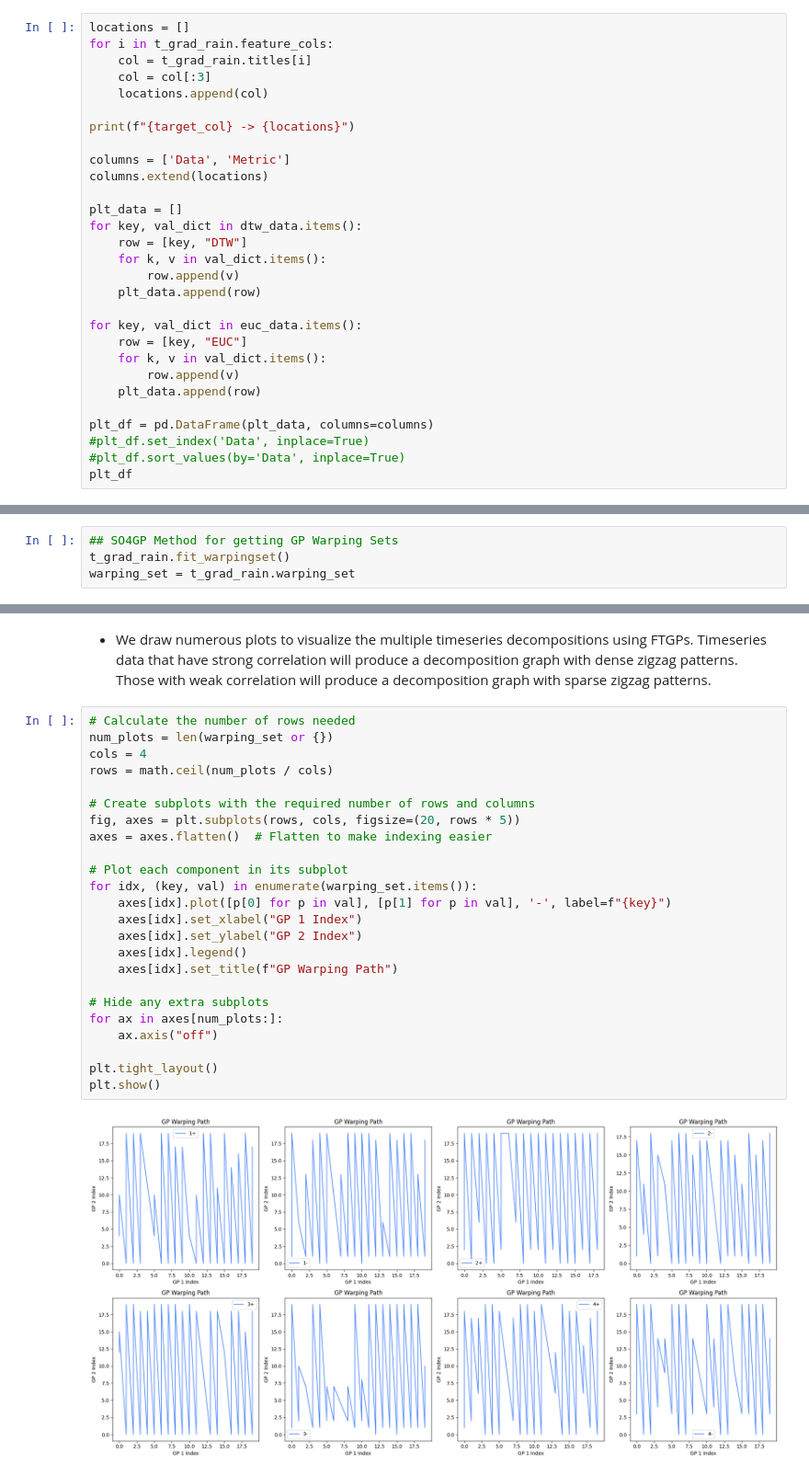
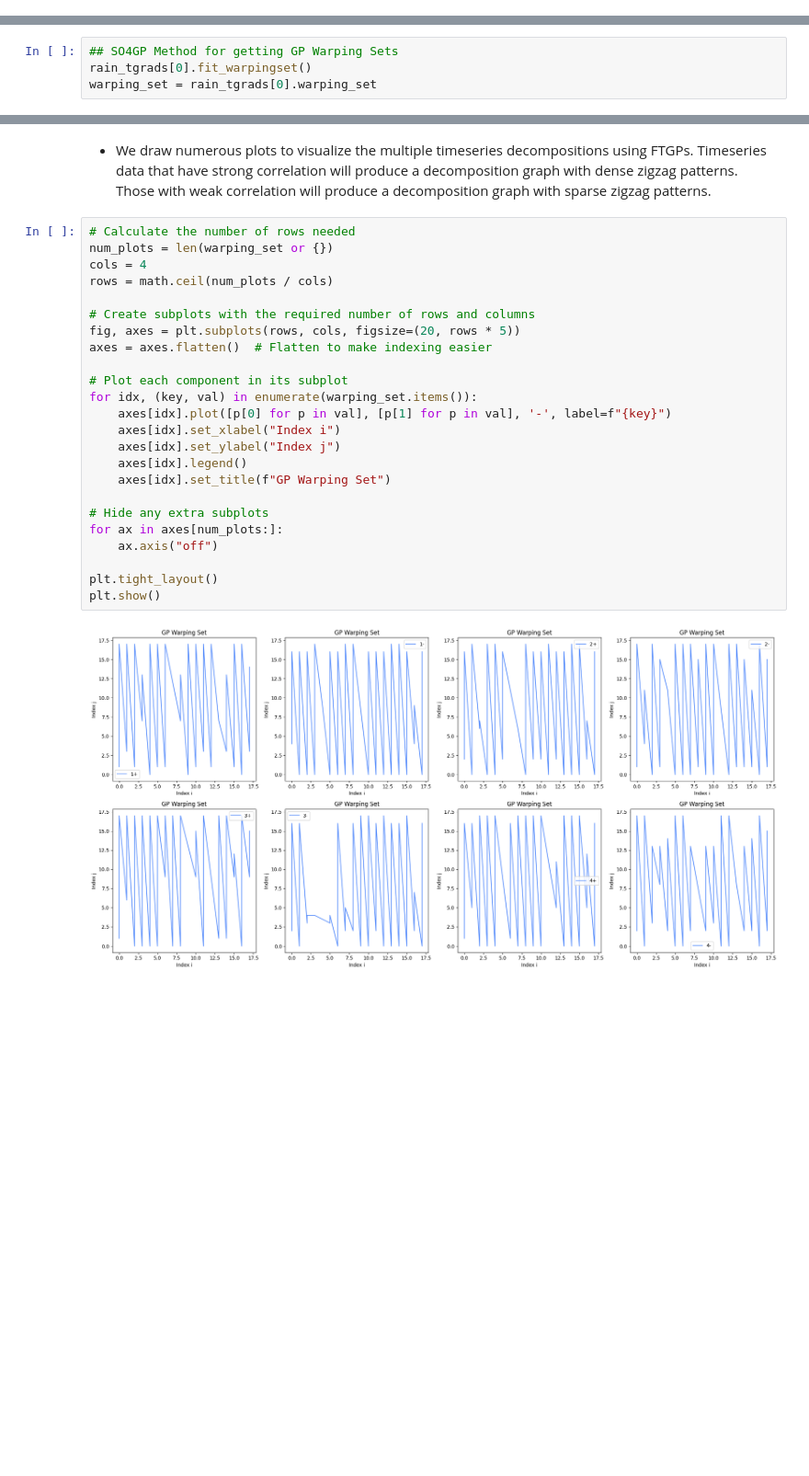
Before and after one commit to owuordickson/t-graank, a Jupyter notebook: analysis/ftgp_composition.ipynb, the cells around one changed output, grey strips where cells are left out. Shown at 92% size. Saved outputs shown, nothing was run; the diff lists cells and outputs as text; blank space fills up the shorter version.

```diff
--- a/analysis/ftgp_composition.ipynb
+++ b/analysis/ftgp_composition.ipynb
@@ -178,32 +176,3 @@ print(euc_data)
 [{'Rain (NRB)': {'KAK (mm)': 2418.280681351467, 'MAK (mm)': 227.38431920171652, 'WAJ (mm)': 210.92308863621855}, 'Transformed Rain (NRB)': {'KAK (mm)': 2002.402314447756, 'MAK (mm)': 219.9263739421032 ...
 # %% [markdown]
 ### Plot the DTW and Euclidean Distances
-# %%
-locations = []
-for i in t_grad_rain.feature_cols:
-    col = t_grad_rain.titles[i]
-    col = col[:3]
-    locations.append(col)
-
-print(f"{target_col} -> {locations}")
-
-columns = ['Data', 'Metric']
-columns.extend(locations)
-
-plt_data = []
-for key, val_dict in dtw_data.items():
-    row = [key, "DTW"]
-    for k, v in val_dict.items():
-        row.append(v)
-    plt_data.append(row)
-
-for key, val_dict in euc_data.items():
-    row = [key, "EUC"]
-    for k, v in val_dict.items():
-        row.append(v)
-    plt_data.append(row)
-
-plt_df = pd.DataFrame(plt_data, columns=columns)
-#plt_df.set_index('Data', inplace=True)
-#plt_df.sort_values(by='Data', inplace=True)
-plt_df
@@ -261,8 +246,8 @@ We can use FTGPs to decompose the pairwise object pairs gradual items (GIs) or g
 * We can visualize the GIs or GPs as shown below.
 # %%
 ## SO4GP Method for getting GP Warping Sets
-t_grad_rain.fit_warpingset()
-warping_set = t_grad_rain.warping_set
+rain_tgrads[0].fit_warpingset()
+warping_set = rain_tgrads[0].warping_set
 # %%
 warping_set.keys()
 #warping_set.items()
@@ -273,26 +258,26 @@ dict_keys(['1+', '1-', '2+', '2-', '3+', '3-', '4+', '4-'])
 # %%
 # Calculate the number of rows needed
 num_plots = len(warping_set or {})
 cols = 4
 rows = math.ceil(num_plots / cols)
 
 # Create subplots with the required number of rows and columns
 fig, axes = plt.subplots(rows, cols, figsize=(20, rows * 5))
 axes = axes.flatten()  # Flatten to make indexing easier
 
 # Plot each component in its subplot
 for idx, (key, val) in enumerate(warping_set.items()):
     axes[idx].plot([p[0] for p in val], [p[1] for p in val], '-', label=f"{key}")
-    axes[idx].set_xlabel("GP 1 Index")
-    axes[idx].set_ylabel("GP 2 Index")
+    axes[idx].set_xlabel("Index i")
+    axes[idx].set_ylabel("Index j")
     axes[idx].legend()
-    axes[idx].set_title(f"GP Warping Path")
+    axes[idx].set_title(f"GP Warping Set")
 
 # Hide any extra subplots
 for ax in axes[num_plots:]:
     ax.axis("off")
 
 plt.tight_layout()
 plt.show()
 # %% [output]
-[figure, old version]
+[figure, new version]
```
Also changed, not shown: parts of 6 cells of this notebook.
